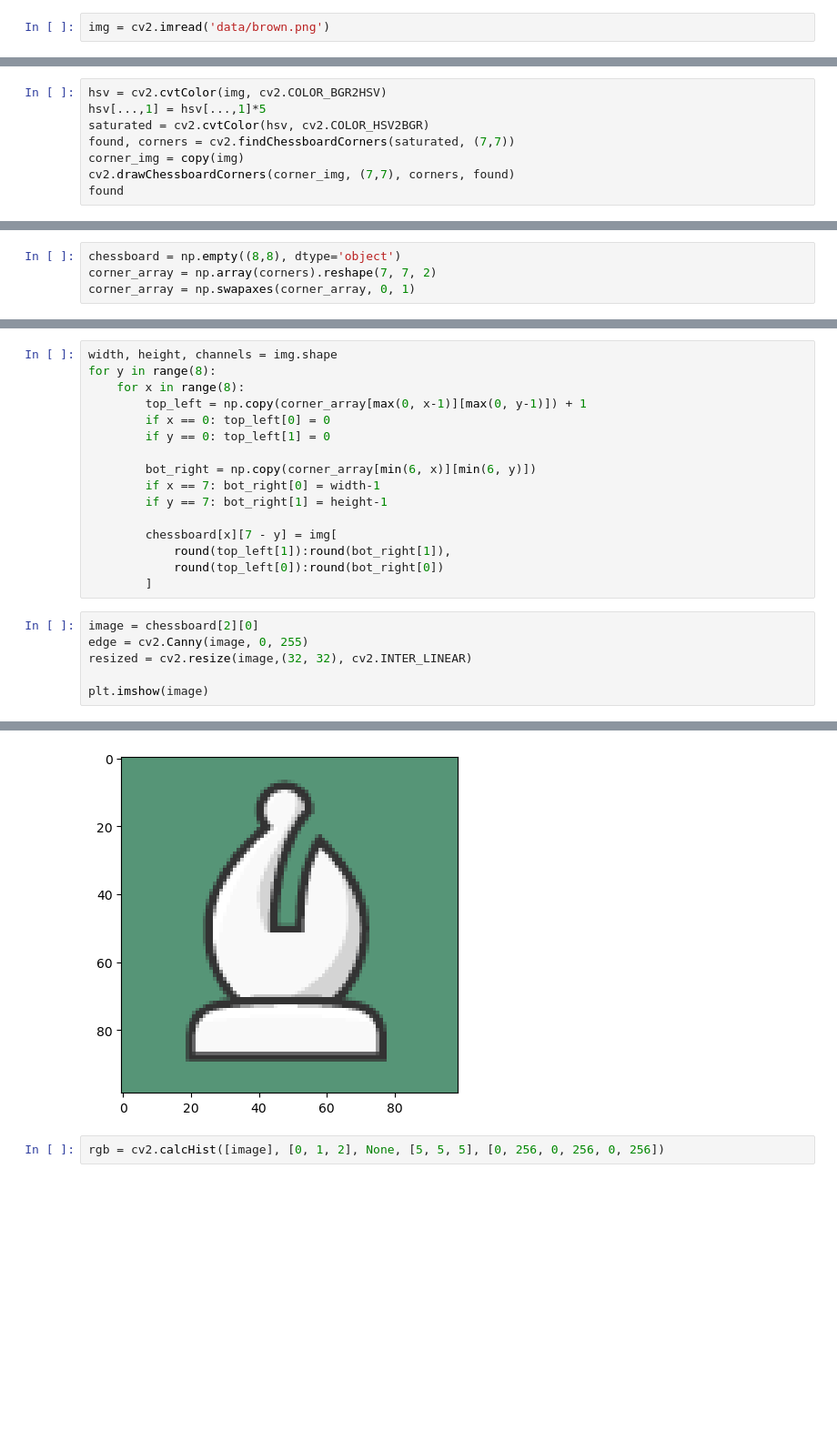
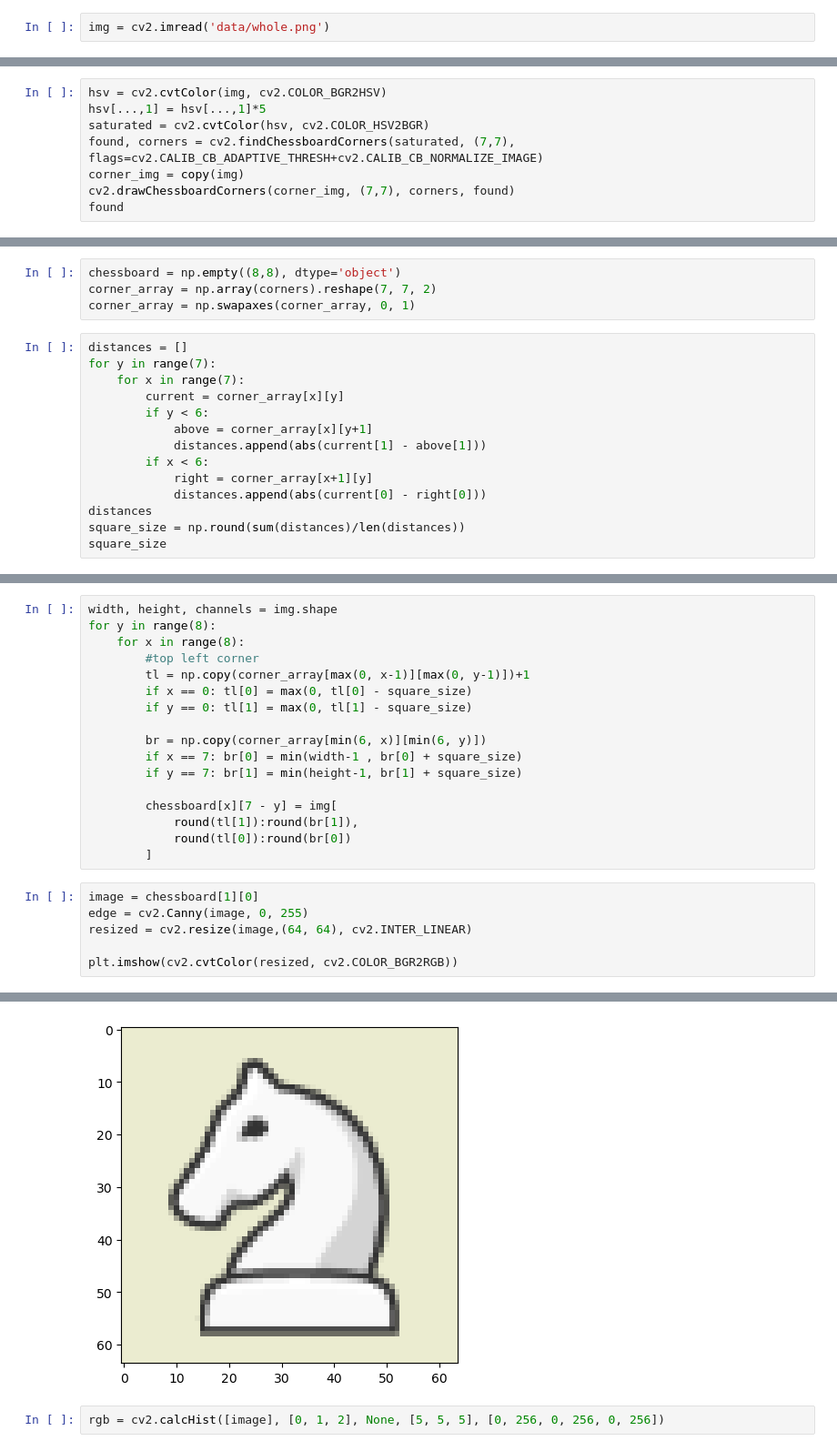
Before and after one commit to ernestovaz/chessboard-detection, a Jupyter notebook: notebook.ipynb, the cells around one changed output, grey strips where cells are left out. Shown: that part at 91% size. Cells and saved outputs as stored; diff of their text form; blank space fills up the shorter version.

```diff
--- a/notebook.ipynb
+++ b/notebook.ipynb
@@ -8,4 +8,4 @@ from scipy import stats
 import numpy as np
 from matplotlib import pyplot as plt
 # %%
-img = cv2.imread('data/brown.png')
+img = cv2.imread('data/whole.png')
@@ -13,7 +31,7 @@ img = cv2.imread('data/brown.png')
 hsv = cv2.cvtColor(img, cv2.COLOR_BGR2HSV)
 hsv[...,1] = hsv[...,1]*5
 saturated = cv2.cvtColor(hsv, cv2.COLOR_HSV2BGR)
-found, corners = cv2.findChessboardCorners(saturated, (7,7))
+found, corners = cv2.findChessboardCorners(saturated, (7,7), flags=cv2.CALIB_CB_ADAPTIVE_THRESH+cv2.CALIB_CB_NORMALIZE_IMAGE)
 corner_img = copy(img)
 cv2.drawChessboardCorners(corner_img, (7,7), corners, found)
 found
@@ -33,3 +51,17 @@ plt.imshow(corner_img)
 chessboard = np.empty((8,8), dtype='object')
 corner_array = np.array(corners).reshape(7, 7, 2)
 corner_array = np.swapaxes(corner_array, 0, 1)
+# %%
+distances = []
+for y in range(7):
+    for x in range(7):
+        current = corner_array[x][y]
+        if y < 6:
+            above = corner_array[x][y+1]
+            distances.append(abs(current[1] - above[1]))
+        if x < 6:
+            right = corner_array[x+1][y]
+            distances.append(abs(current[0] - right[0]))
+distances
+square_size = np.round(sum(distances)/len(distances))
+square_size
@@ -37,27 +71,28 @@ corner_array = np.swapaxes(corner_array, 0, 1)
 width, height, channels = img.shape
 for y in range(8):
     for x in range(8):
-        top_left = np.copy(corner_array[max(0, x-1)][max(0, y-1)]) + 1
-        if x == 0: top_left[0] = 0
-        if y == 0: top_left[1] = 0
+        #top left corner
+        tl = np.copy(corner_array[max(0, x-1)][max(0, y-1)])+1
+        if x == 0: tl[0] = max(0, tl[0] - square_size)
+        if y == 0: tl[1] = max(0, tl[1] - square_size)
 
-        bot_right = np.copy(corner_array[min(6, x)][min(6, y)])
-        if x == 7: bot_right[0] = width-1
-        if y == 7: bot_right[1] = height-1
+        br = np.copy(corner_array[min(6, x)][min(6, y)])
+        if x == 7: br[0] = min(width-1 , br[0] + square_size)
+        if y == 7: br[1] = min(height-1, br[1] + square_size)
 
         chessboard[x][7 - y] = img[
-            round(top_left[1]):round(bot_right[1]),
-            round(top_left[0]):round(bot_right[0])
+            round(tl[1]):round(br[1]),
+            round(tl[0]):round(br[0])
         ]
 # %%
-image = chessboard[2][0]
+image = chessboard[1][0]
 edge = cv2.Canny(image, 0, 255)
-resized = cv2.resize(image,(32, 32), cv2.INTER_LINEAR)
+resized = cv2.resize(image,(64, 64), cv2.INTER_LINEAR)
 
-plt.imshow(image)
+plt.imshow(cv2.cvtColor(resized, cv2.COLOR_BGR2RGB))
 # %% [output]
 <matplotlib.image.AxesImage at 0x...>
-[figure, old version]
+[figure, new version]
 # %%
 rgb = cv2.calcHist([image], [0, 1, 2], None, [5, 5, 5], [0, 256, 0, 256, 0, 256])
 # %%
```
Also changed, not shown: parts of 5 cells of this notebook, 1 other file.
